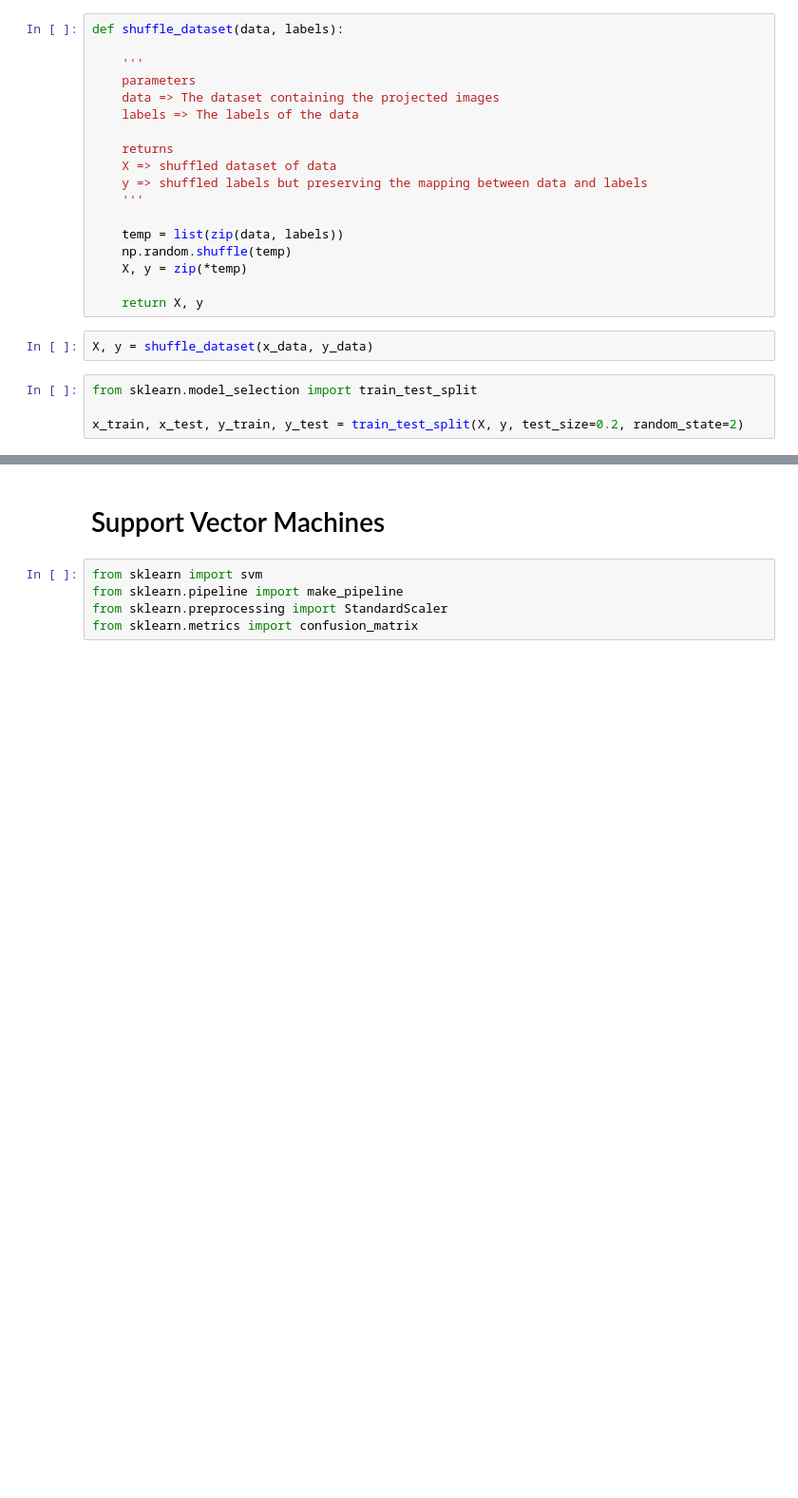
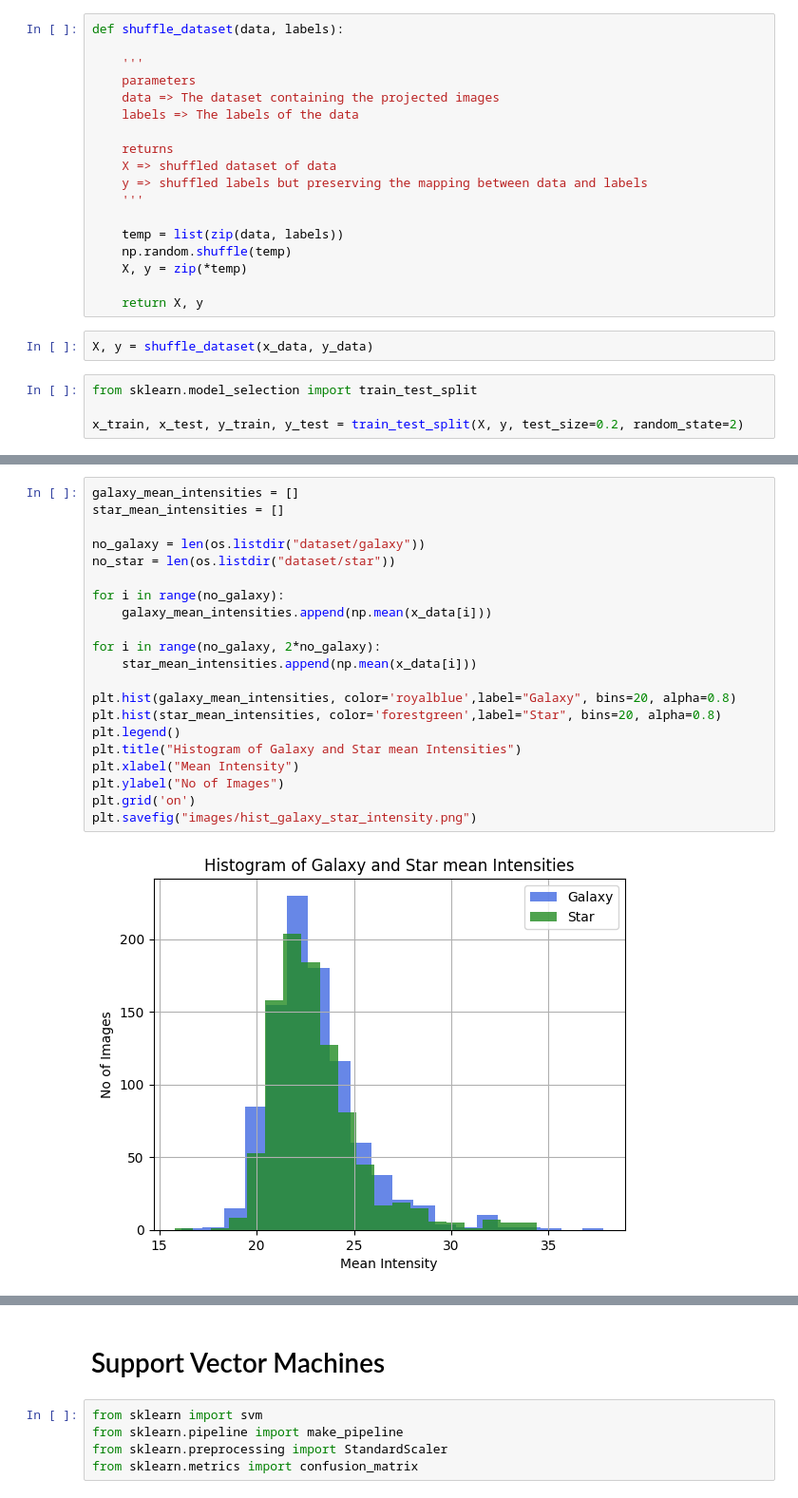
Before and after one commit to darshanmakwana412/star-galaxy-classification, a Jupyter notebook: pipeline.ipynb, the cells around one changed output, grey strips where cells are left out. Shown at 95% size. Cells and saved outputs as stored; diff of their text form; blank space fills up the shorter version.

```diff
--- a/pipeline.ipynb
+++ b/pipeline.ipynb
@@ -128,0 +146,23 @@ x_train, x_test, y_train, y_test = train_test_split(X, y, test_size=0.2, random_
+# %%
+galaxy_mean_intensities = []
+star_mean_intensities = []
+
+no_galaxy = len(os.listdir("dataset/galaxy"))
+no_star = len(os.listdir("dataset/star"))
+
+for i in range(no_galaxy):
+    galaxy_mean_intensities.append(np.mean(x_data[i]))
+
+for i in range(no_galaxy, 2*no_galaxy):
+    star_mean_intensities.append(np.mean(x_data[i]))
+
+plt.hist(galaxy_mean_intensities, color='royalblue',label="Galaxy", bins=20, alpha=0.8)
+plt.hist(star_mean_intensities, color='forestgreen',label="Star", bins=20, alpha=0.8)
+plt.legend()
+plt.title("Histogram of Galaxy and Star mean Intensities")
+plt.xlabel("Mean Intensity")
+plt.ylabel("No of Images")
+plt.grid('on')
+plt.savefig("images/hist_galaxy_star_intensity.png")
+# %% [output]
+[figure, added]
```
Also changed, not shown: parts of 5 cells of this notebook, 5 other files.
